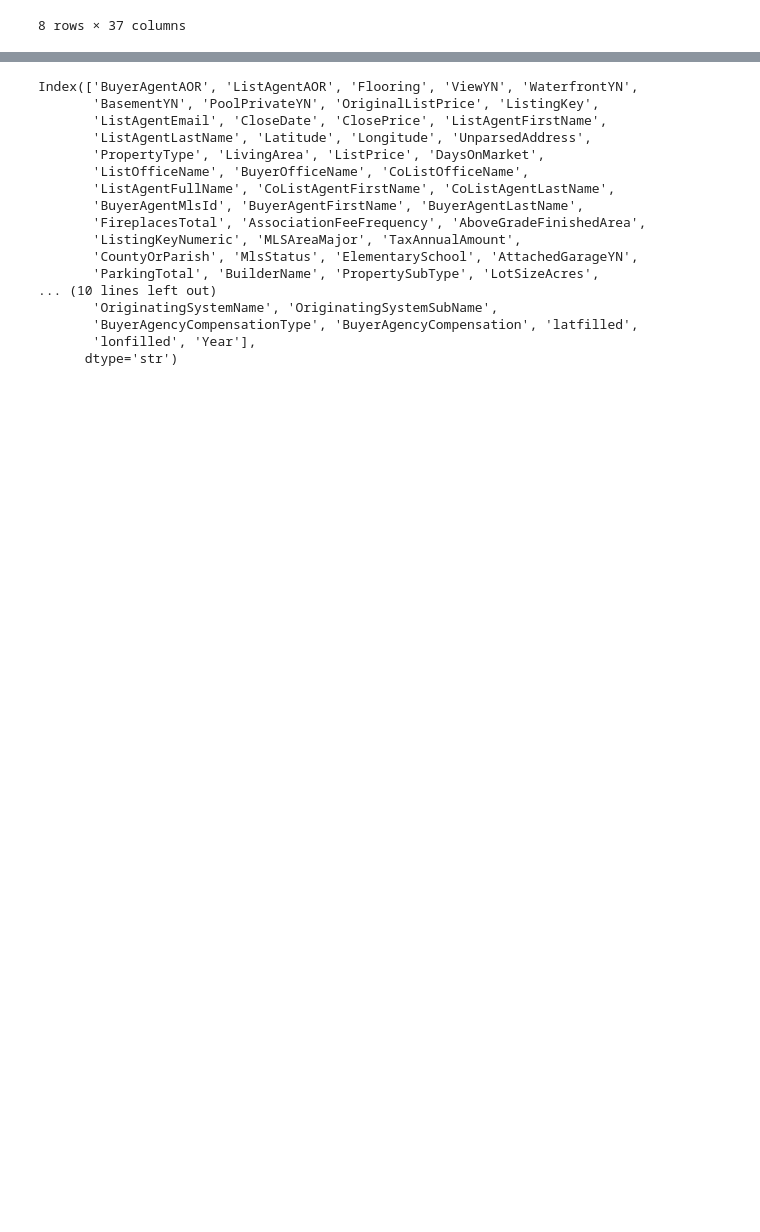
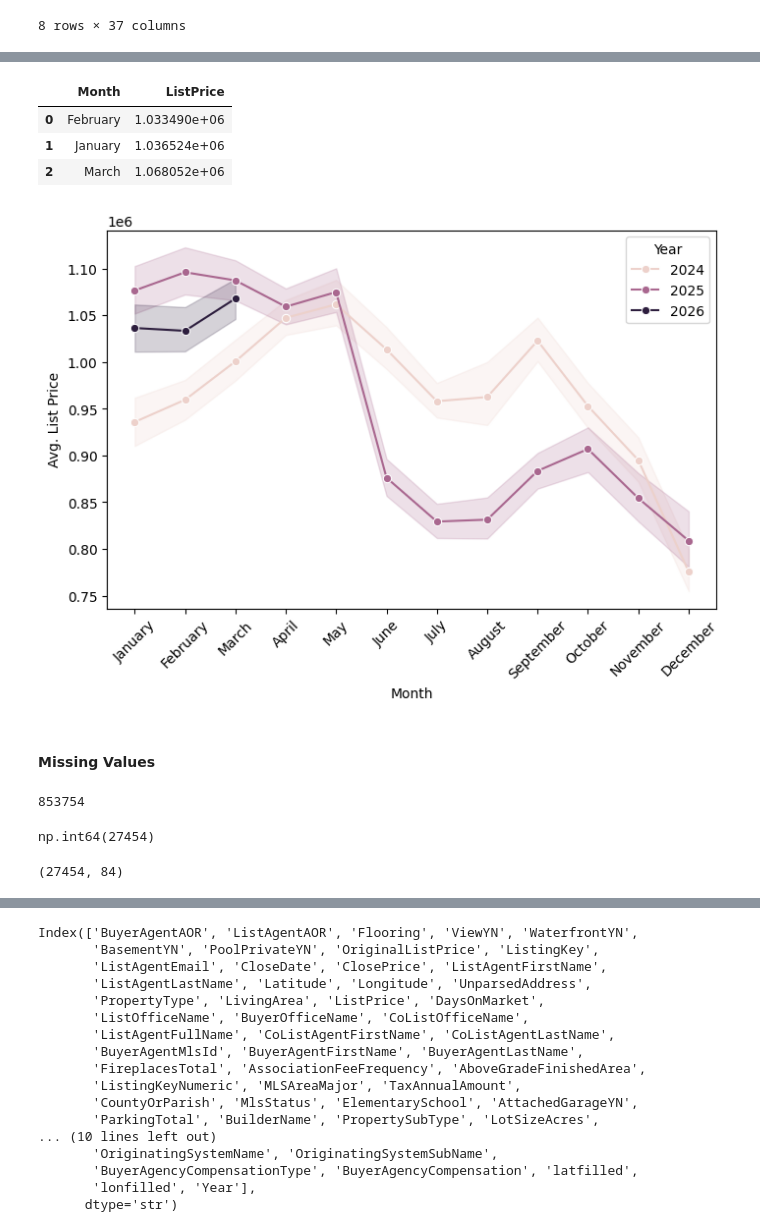
Before and after one commit to mayabernstein/idx-exchange, a Jupyter notebook: data_exploration/02_exploratory_analysis.ipynb, the cells around one changed output, grey strips where cells are left out. Cells and saved outputs as stored; diff of their text form; code cells hidden in the pictures; blank space fills up the shorter version.

```diff
--- a/data_exploration/02_exploratory_analysis.ipynb
+++ b/data_exploration/02_exploratory_analysis.ipynb
@@ -49,0 +305,32 @@ df_listing.describe()
+# %%
+monthly_prices_2026 = df_listing_2026.groupby('Month')['ListPrice'].mean().sort_index().sort_values(ascending=True).reset_index()
+monthly_prices_2026
+# %% [output]
+|  | Month | ListPrice |
+| 0 | February | 1.033490e+06 |
+| 1 | January | 1.036524e+06 |
+| 2 | March | 1.068052e+06 |
+# %%
+plt.figure(figsize=(8,5))
+sns.lineplot(data=df_listing, x="Month", y="ListPrice", hue='Year', marker='o')
+plt.xlabel("Month")
+plt.xticks(rotation=45)
+plt.ylabel("Avg. List Price")
+plt.show()
+# %% [output]
+[figure, added]
+# %% [markdown]
+#### Missing Values
+# %%
+df_listing.shape[0]
+# %% [output]
+853754
+# %%
+df_test = pd.read_csv("../data/Listing/CRMLSListing202401.csv")
+df_test['MiddleOrJuniorSchoolDistrict'].isna().sum()
+# %% [output]
+np.int64(27454)
+# %%
+df_test.shape
+# %% [output]
+(27454, 84)
```
Also changed, not shown: parts of 58 cells of this notebook.
